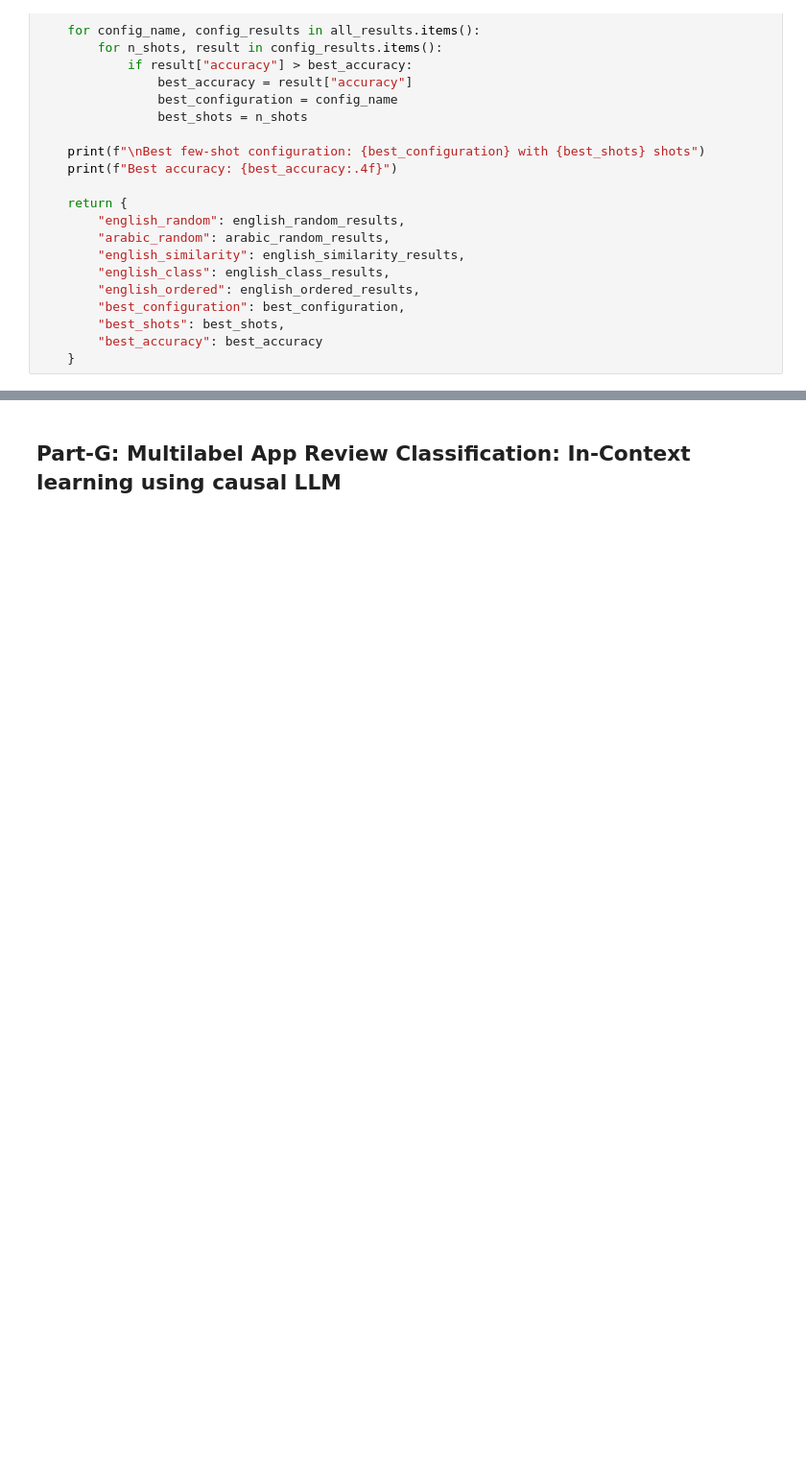
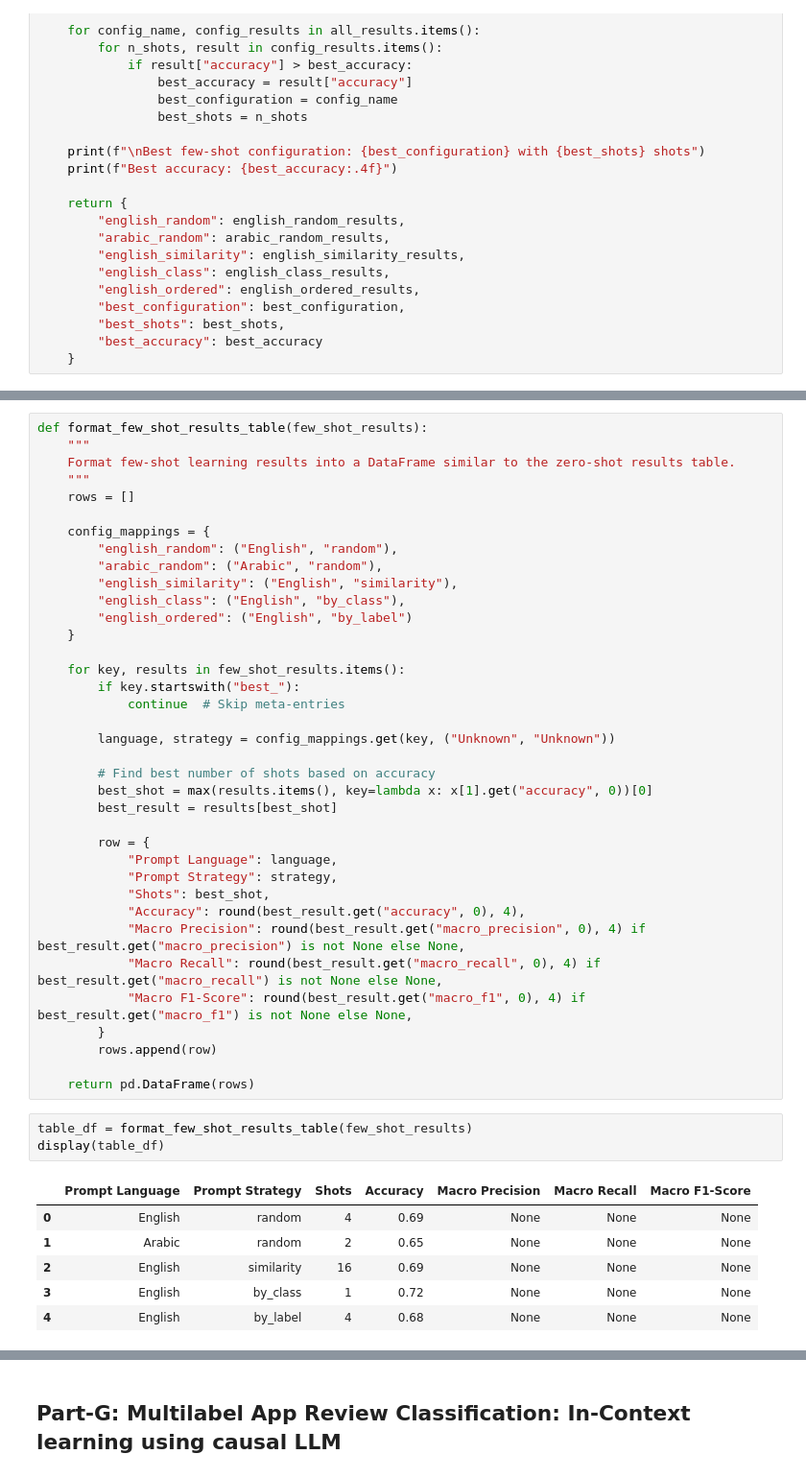
Before and after one commit to Hayder-Aleissa/NLP-Project, a Jupyter notebook: NLP_project.ipynb, the cells around one changed output, grey strips where cells are left out. Shown at 96% size. Saved outputs shown, nothing was run; the diff lists cells and outputs as text; blank space fills up the shorter version.

```diff
--- a/NLP_project.ipynb
+++ b/NLP_project.ipynb
@@ -3158,0 +3343,47 @@ few_shot_results = few_shot_learning(train_df, val_df, possible_labels, n_sample
+# %%
+def format_few_shot_results_table(few_shot_results):
+    """
+    Format few-shot learning results into a DataFrame similar to the zero-shot results table.
+    """
+    rows = []
+
+    config_mappings = {
+        "english_random": ("English", "random"),
+        "arabic_random": ("Arabic", "random"),
+        "english_similarity": ("English", "similarity"),
+        "english_class": ("English", "by_class"),
+        "english_ordered": ("English", "by_label")
+    }
+
+    for key, results in few_shot_results.items():
+        if key.startswith("best_"):
+            continue  # Skip meta-entries
+
+        language, strategy = config_mappings.get(key, ("Unknown", "Unknown"))
+
+        # Find best number of shots based on accuracy
+        best_shot = max(results.items(), key=lambda x: x[1].get("accuracy", 0))[0]
+        best_result = results[best_shot]
+
+        row = {
+            "Prompt Language": language,
+            "Prompt Strategy": strategy,
+            "Shots": best_shot,
+            "Accuracy": round(best_result.get("accuracy", 0), 4),
+            "Macro Precision": round(best_result.get("macro_precision", 0), 4) if best_result.get("macro_precision") is not None else None,
+            "Macro Recall": round(best_result.get("macro_recall", 0), 4) if best_result.get("macro_recall") is not None else None,
+            "Macro F1-Score": round(best_result.get("macro_f1", 0), 4) if best_result.get("macro_f1") is not None else None,
+        }
+        rows.append(row)
+
+    return pd.DataFrame(rows)
+# %%
+table_df = format_few_shot_results_table(few_shot_results)
+display(table_df)
+# %% [output]
+|  | Prompt Language | Prompt Strategy | Shots | Accuracy | Macro Precision | Macro Recall | Macro F1-Score |
+| 0 | English | random | 4 | 0.69 | None | None | None |
+| 1 | Arabic | random | 2 | 0.65 | None | None | None |
+| 2 | English | similarity | 16 | 0.69 | None | None | None |
+| 3 | English | by_class | 1 | 0.72 | None | None | None |
+| 4 | English | by_label | 4 | 0.68 | None | None | None |
```
Also changed, not shown: parts of 11 cells of this notebook.
